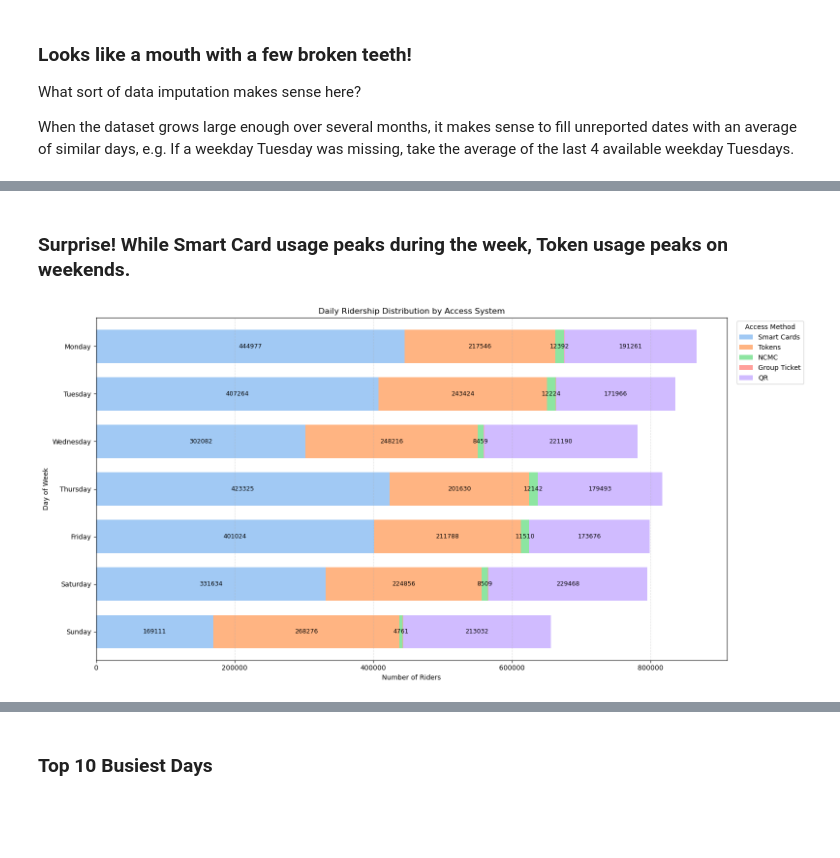
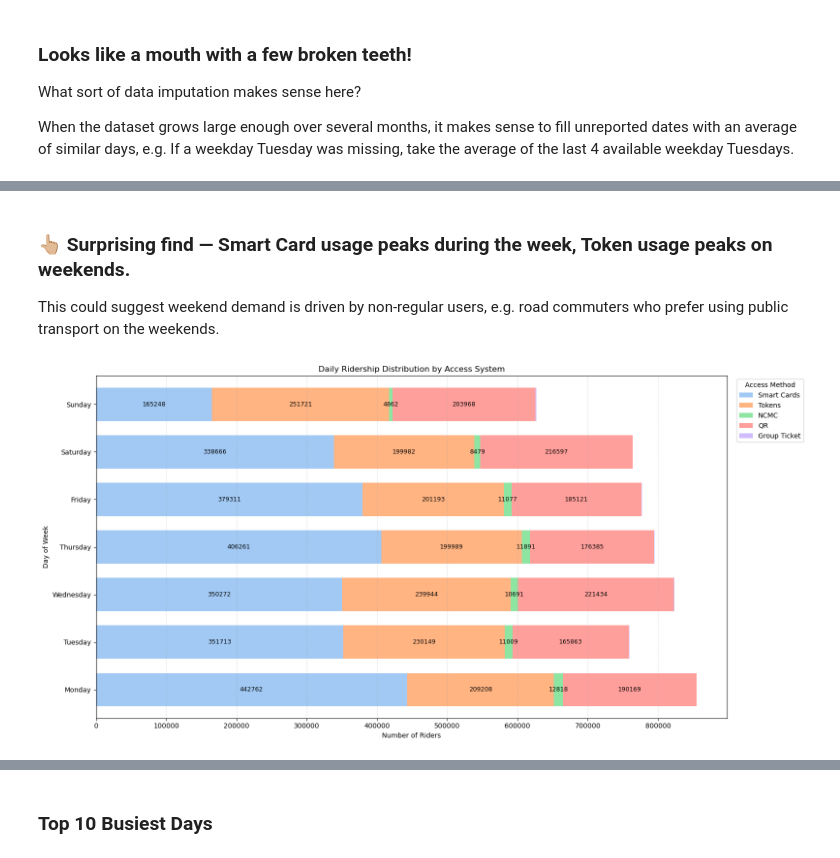
Before and after one commit to thecont1/namma-metro-ridership-tracker, a Jupyter notebook: ridership_2analysis.ipynb, the cells around one changed output, grey strips where cells are left out. Cells and saved outputs as stored; diff of their text form; code cells hidden in the pictures; blank space fills up the shorter version.

```diff
--- a/ridership_2analysis.ipynb
+++ b/ridership_2analysis.ipynb
@@ -33,10 +35,10 @@ df.tail(1)
 # %% [markdown]
 #### Extend the table with two useful columns: `Day of Week` and `Total Riders`
 # %%
-df['Total Riders'] = df.loc[:, ['Total Smart Cards', 'Tokens', 'Total NCMC', 'Group Ticket', 'Total QR']].sum(axis=1)
+df['Total Riders'] = df.loc[:, ['Total Smart Cards', 'Tokens', 'Total NCMC', 'Group Ticket', 'Total QR']].sum(axis=1).astype('Int64')
 df['Record Date'] = pd.to_datetime(df['Record Date'], format='%d-%m-%Y')
 df['Day of Week'] = df['Record Date'].dt.day_name()
 
-df[['Record Date', 'Day of Week', 'Total Riders']].tail()
+df[['Record Date', 'Day of Week', 'Total Riders']].tail(7)
 # %% [output]
 |  | Record Date | Day of Week | Total Riders |
@@ -93,7 +99,8 @@ from datetime import date, timedelta
 start_date = date.today() - timedelta(number_of_days, 0, 0)
 dates = pd.DataFrame({'Record Date': [str(start_date+timedelta(n)) for n in range(number_of_days)]})
 dates['Record Date'] = pd.to_datetime(dates['Record Date'], format='%Y-%m-%d')
+dates['Day of Week'] = dates['Record Date'].dt.day_name()
 
-print(f"We will examine the data for an interval of the last {number_of_days} days, \
+print(f"We will examine the data during the period of the last {number_of_days} calendar days, \
 i.e. from {dates['Record Date'].min().strftime('%d-%m-%Y')} to {dates['Record Date'].max().strftime('%d-%m-%Y')}.")
 # %% [output]
@@ -210,15 +176,15 @@ Monday        8
 Name: count, dtype: int64
 # %%
 weekly_average = df.merge(dates, how='right', on='Record Date')
-weekly_average.drop(['Stored Value Card', 'One Day Pass', 'Three Day Pass', 'Five Day Pass', 'QR NammaMetro', 'QR WhatsApp', 'QR Paytm'], axis=1, inplace=True)
-weekly_average.rename(columns={'Total Smart Cards':'Smart Cards', 'Total NCMC':'NCMC', 'Total QR':'QR'}, inplace=True)
+weekly_average.drop(['Stored Value Card', 'One Day Pass', 'Three Day Pass', 'Five Day Pass', 'QR NammaMetro', 'QR WhatsApp', 'QR Paytm', 'Day of Week_x'], axis=1, inplace=True)
+weekly_average.rename(columns={'Total Smart Cards':'Smart Cards', 'Total NCMC':'NCMC', 'Total QR':'QR', 'Day of Week_y':'Day of Week'}, inplace=True)
 
-weekly_average = weekly_average.groupby('Day of Week')[['Smart Cards', 'Tokens', 'NCMC', 'Group Ticket', 'QR']].mean()
-weekly_average = weekly_average.loc[['Sunday', 'Saturday', 'Friday', 'Thursday', 'Wednesday', 'Tuesday', 'Monday']]
+weekly_average = weekly_average.groupby('Day of Week')[['Smart Cards', 'Tokens', 'Group Ticket', 'QR', 'NCMC']].mean()
+weekly_average = weekly_average.loc[['Monday', 'Tuesday', 'Wednesday', 'Thursday', 'Friday', 'Saturday', 'Sunday']]
 
 for col in ['Smart Cards', 'Tokens', 'NCMC', 'Group Ticket', 'QR']:
     weekly_average[col] = pd.to_numeric(weekly_average[col].fillna(0), errors='coerce').round().astype('Int64')
 
-weekly_average = weekly_average[['Smart Cards', 'Tokens', 'NCMC', 'Group Ticket', 'QR']]
+weekly_average['Total Riders'] = weekly_average.sum(axis=1)
 weekly_average
 # %% [output]
@@ -234,28 +206,29 @@ weekly_average
 # %% [markdown]
-### Surprise! While Smart Card usage peaks during the week, Token usage peaks on weekends.
+### 👆🏼 Surprising find — Smart Card usage peaks during the week, Token usage peaks on weekends.
+
+This could suggest weekend demand is driven by non-regular users, e.g. road commuters who prefer using public transport on the weekends.
 # %%
-ax = weekly_average.plot(kind='barh',
+ax = weekly_average.loc[:, ['Smart Cards', 'Tokens', 'NCMC', 'QR', 'Group Ticket']].plot(kind='barh',
                          stacked=True,
                          color=sns.color_palette('pastel', 5),
                          figsize=(16, 8),
                          width=0.7,
                          rot=0)
 
 plt.title('Daily Ridership Distribution by Access System')
 plt.ylabel('Day of Week')
 plt.xlabel('Number of Riders')
 plt.legend(title='Access Method', bbox_to_anchor=(1.01, 1), loc='upper left')
 plt.grid(axis='x', linestyle='--', alpha=0.4)
 
-# Show labels for segments based on condition
 for c in ax.containers:
-    labels = ['%.0f' % v if v >= 1250 else '' for v in c.datavalues]
+    labels = ['%.0f' % v if v >= 4000 else '' for v in c.datavalues]
     ax.bar_label(c, labels=labels, label_type='center', fontsize=9)
 
 plt.tight_layout()
 plt.show()
 # %% [output]
-[figure, old version]
+[figure, new version]
 # %% [markdown]
 _____
 
```
Also changed, not shown: parts of 41 cells of this notebook.
